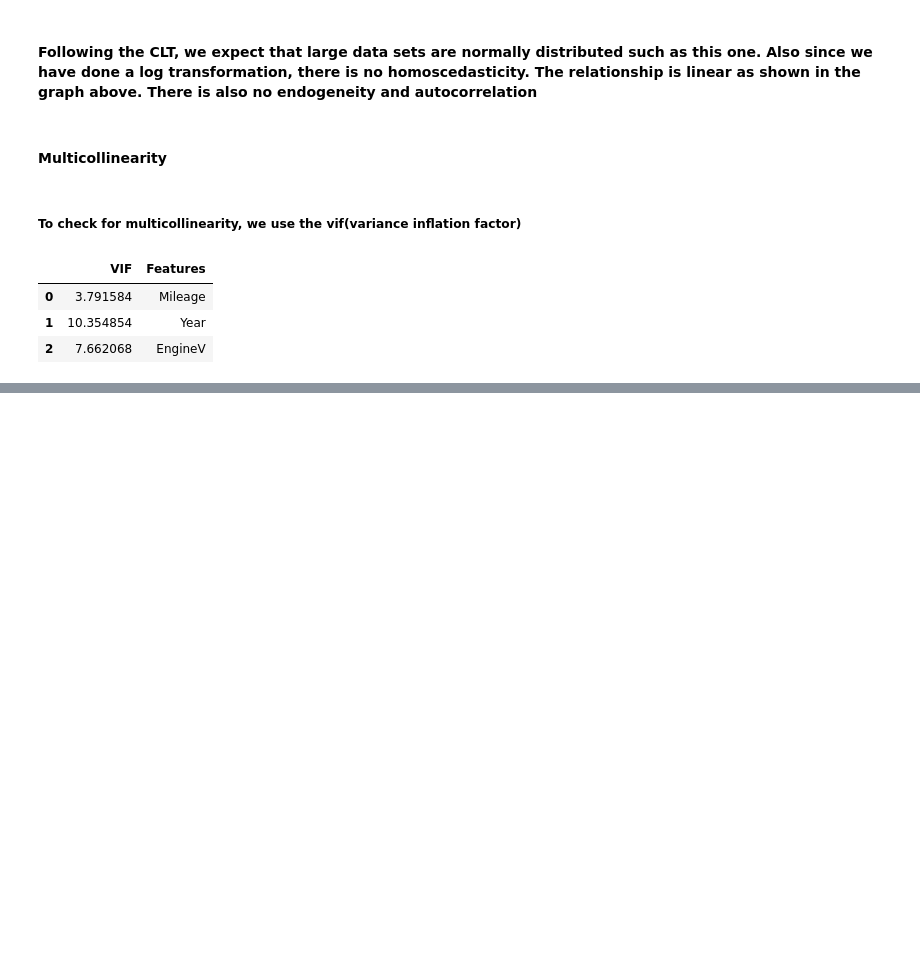
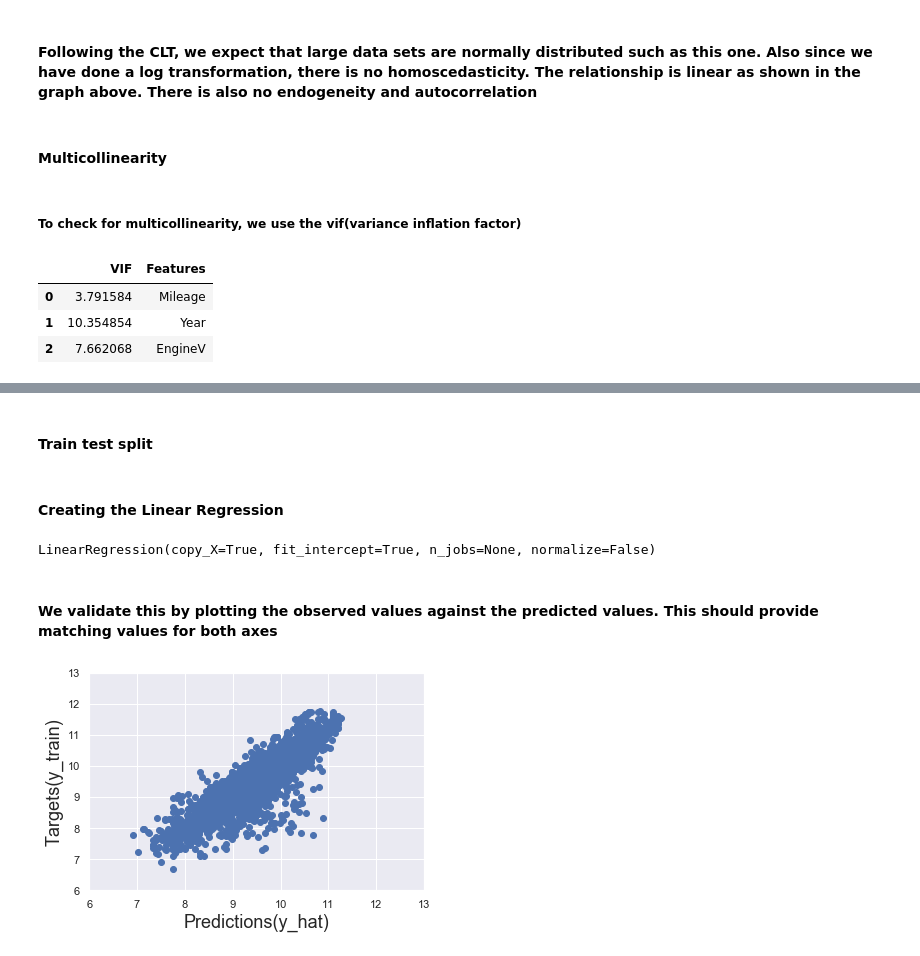
Before and after one commit to liyi54/regressions, a Jupyter notebook: Practical Example Linear Regression.ipynb, the cells around one changed output, grey strips where cells are left out. Drawn from its saved outputs; the diff is of its cells as text; code cells hidden in the pictures; blank space fills up the shorter version.

Commit message:
added regression

```diff
--- a/Practical Example Linear Regression.ipynb
+++ b/Practical Example Linear Regression.ipynb
@@ -228,0 +290,3 @@ data_no_multicollinearity = data_cleaned.drop(['Year'],axis = 1)
+# %%
+inputs = data_preprocessed.drop(['log_price'],axis = 1)
+targets = data_preprocessed['log_price']
@@ -228,0 +297,4 @@ data_no_multicollinearity = data_cleaned.drop(['Year'],axis = 1)
+# %%
+scaler = StandardScaler()
+scaler.fit(inputs)
+inputs_scaled = scaler.transform(inputs)# It's not recommended to standardize dummy variables as we did here
@@ -228,0 +317,24 @@ data_no_multicollinearity = data_cleaned.drop(['Year'],axis = 1)
+# %% [markdown]
+#### Train test split
+# %%
+from sklearn.model_selection import train_test_split
+x_train, x_test, y_train, y_test = train_test_split(inputs_scaled, targets, test_size = 0.2, random_state = 365)
+# %% [markdown]
+#### Creating the Linear Regression
+# %%
+reg = LinearRegression()
+reg.fit(x_train,y_train)
+# %% [output]
+LinearRegression(copy_X=True, fit_intercept=True, n_jobs=None, normalize=False)
+# %% [markdown]
+#### We validate this by plotting the observed values against the predicted values. This should provide matching values for both axes
+# %%
+y_hat = reg.predict(x_train)
+plt.scatter(y_hat, y_train)
+plt.xlabel('Predictions(y_hat)',size = 18)
+plt.ylabel('Targets(y_train)',size = 18)
+plt.xlim(6,13)
+plt.ylim(6,13)
+plt.show()
+# %% [output]
+[figure, added]
```
Also changed, not shown: parts of 31 cells of this notebook.
